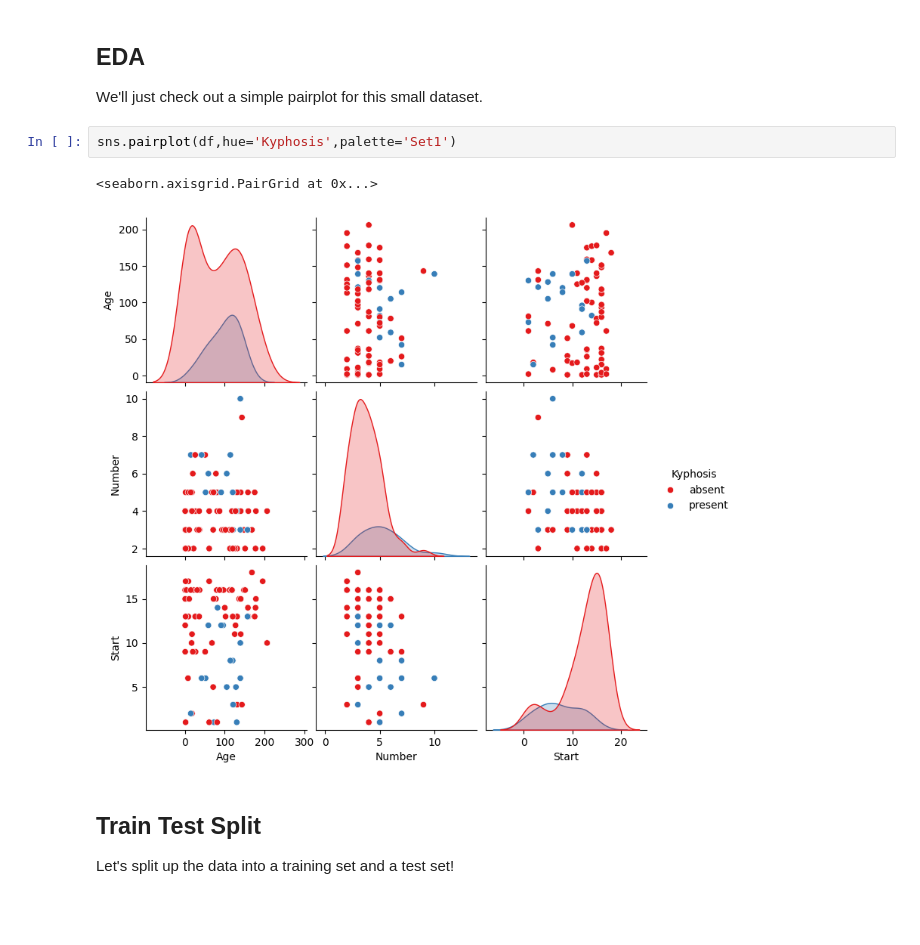
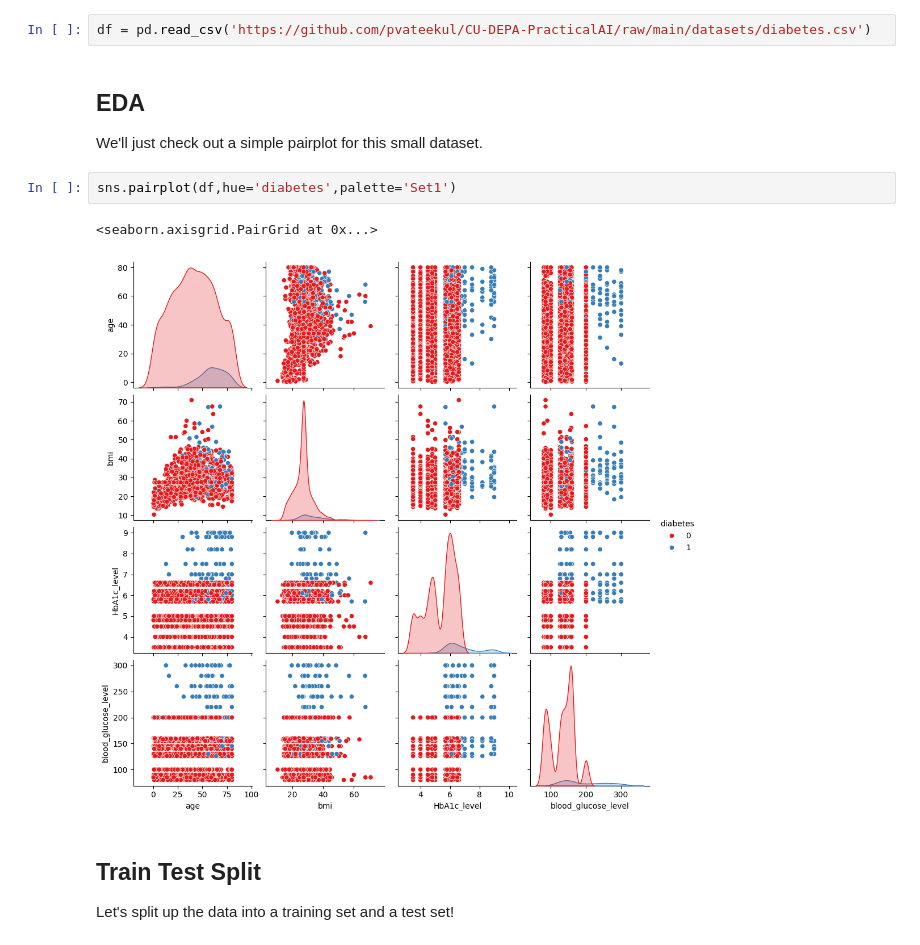
Before and after one commit to pvateekul/CU-DEPA-PracticalAI, a Jupyter notebook: code/Day01_Supervised_Learning/1_Decision_Trees_Random_Forests_v3.ipynb, the cells around one changed output. Cells and saved outputs as stored; diff of their text form; blank space fills up the shorter version.

Commit message:
Change dataset and add GridSearch

```diff
--- a/code/Day01_Supervised_Learning/1_Decision_Trees_Random_Forests_v3.ipynb
+++ b/code/Day01_Supervised_Learning/1_Decision_Trees_Random_Forests_v3.ipynb
@@ -33,12 +18,14 @@ df.head()
+# %%
+df = pd.read_csv('https://github.com/pvateekul/CU-DEPA-PracticalAI/raw/main/datasets/diabetes.csv')
 # %% [markdown]
 ## EDA
 
 We'll just check out a simple pairplot for this small dataset.
 # %%
-sns.pairplot(df,hue='Kyphosis',palette='Set1')
+sns.pairplot(df,hue='diabetes',palette='Set1')
 # %% [output]
 <seaborn.axisgrid.PairGrid at 0x...>
-[figure, old version]
+[figure, new version]
 # %% [markdown]
 ## Train Test Split
 
```
Also changed, not shown: parts of 19 cells of this notebook, 2 other files.
